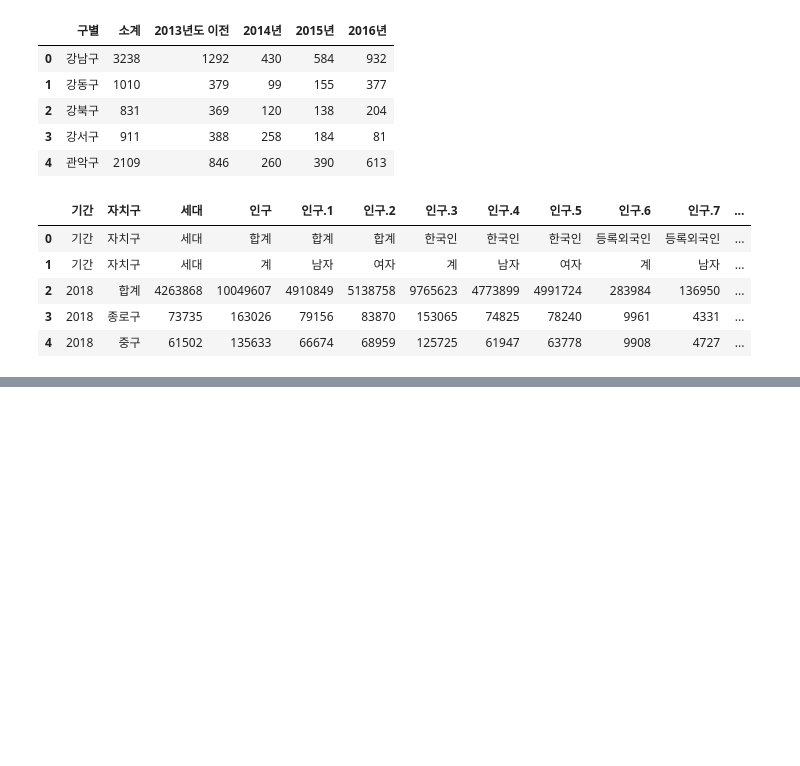
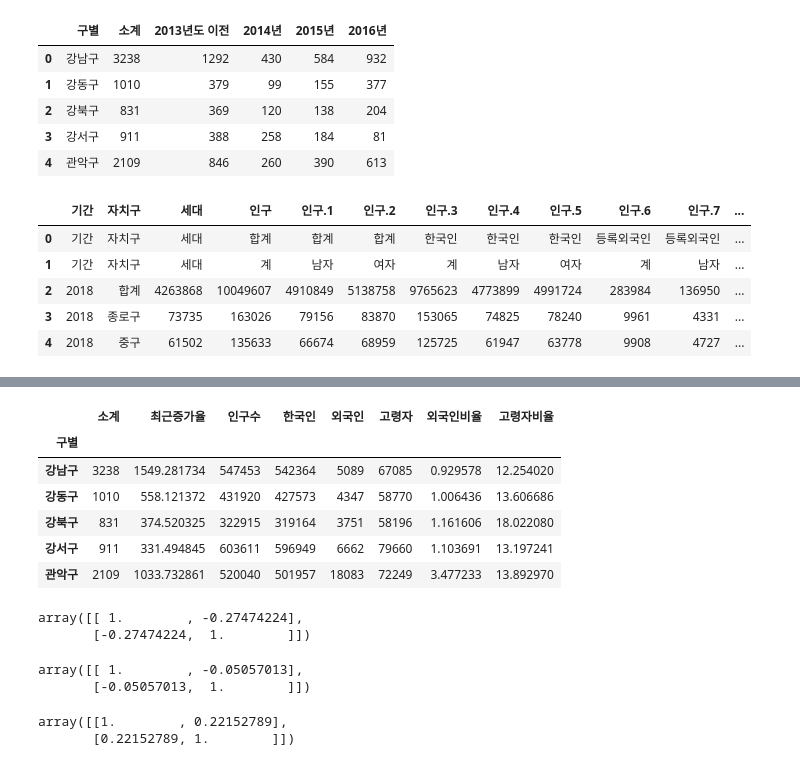
Before and after one commit to jihyunjeongme/datascience-example-python, a Jupyter notebook: 1장_서울시_구별_CCTV_현황분석.ipynb, the cells around one changed output, grey strips where cells are left out. Saved outputs shown, nothing was run; the diff lists cells and outputs as text; code cells hidden in the pictures; blank space fills up the shorter version.

```diff
--- a/1장_서울시_구별_CCTV_현황분석.ipynb
+++ b/1장_서울시_구별_CCTV_현황분석.ipynb
@@ -64,0 +279,32 @@ pop_Seoul.head()
+# %%
+# 나중에 그래프 그릴 것을 생각하면 index는 구 이름이 되면 여러모로 유리함.
+# 그렇게 설정하는 명령이 set_index
+
+data_result.set_index('구별', inplace=True)
+data_result.head()
+# %% [output]
+|  | 소계 | 최근증가율 | 인구수 | 한국인 | 외국인 | 고령자 | 외국인비율 | 고령자비율 |
+| 구별 |  |  |  |  |  |  |  |  |
+| 강남구 | 3238 | 1549.281734 | 547453 | 542364 | 5089 | 67085 | 0.929578 | 12.254020 |
+| 강동구 | 1010 | 558.121372 | 431920 | 427573 | 4347 | 58770 | 1.006436 | 13.606686 |
+| 강북구 | 831 | 374.520325 | 322915 | 319164 | 3751 | 58196 | 1.161606 | 18.022080 |
+| 강서구 | 911 | 331.494845 | 603611 | 596949 | 6662 | 79660 | 1.103691 | 13.197241 |
+| 관악구 | 2109 | 1033.732861 | 520040 | 501957 | 18083 | 72249 | 3.477233 | 13.892970 |
+# %%
+# 상관분석 실시
+# numpy 의 corrcoef 명령어 사용
+
+np.corrcoef(data_result['고령자비율'],data_result['소계'])
+# %% [output]
+array([[ 1.        , -0.27474224],
+       [-0.27474224,  1.        ]])
+# %%
+np.corrcoef(data_result['외국인비율'],data_result['소계'])
+# %% [output]
+array([[ 1.        , -0.05057013],
+       [-0.05057013,  1.        ]])
+# %%
+np.corrcoef(data_result['인구수'],data_result['소계'])
+# %% [output]
+array([[1.        , 0.22152789],
+       [0.22152789, 1.        ]])
```
Also changed, not shown: parts of 34 cells of this notebook.
